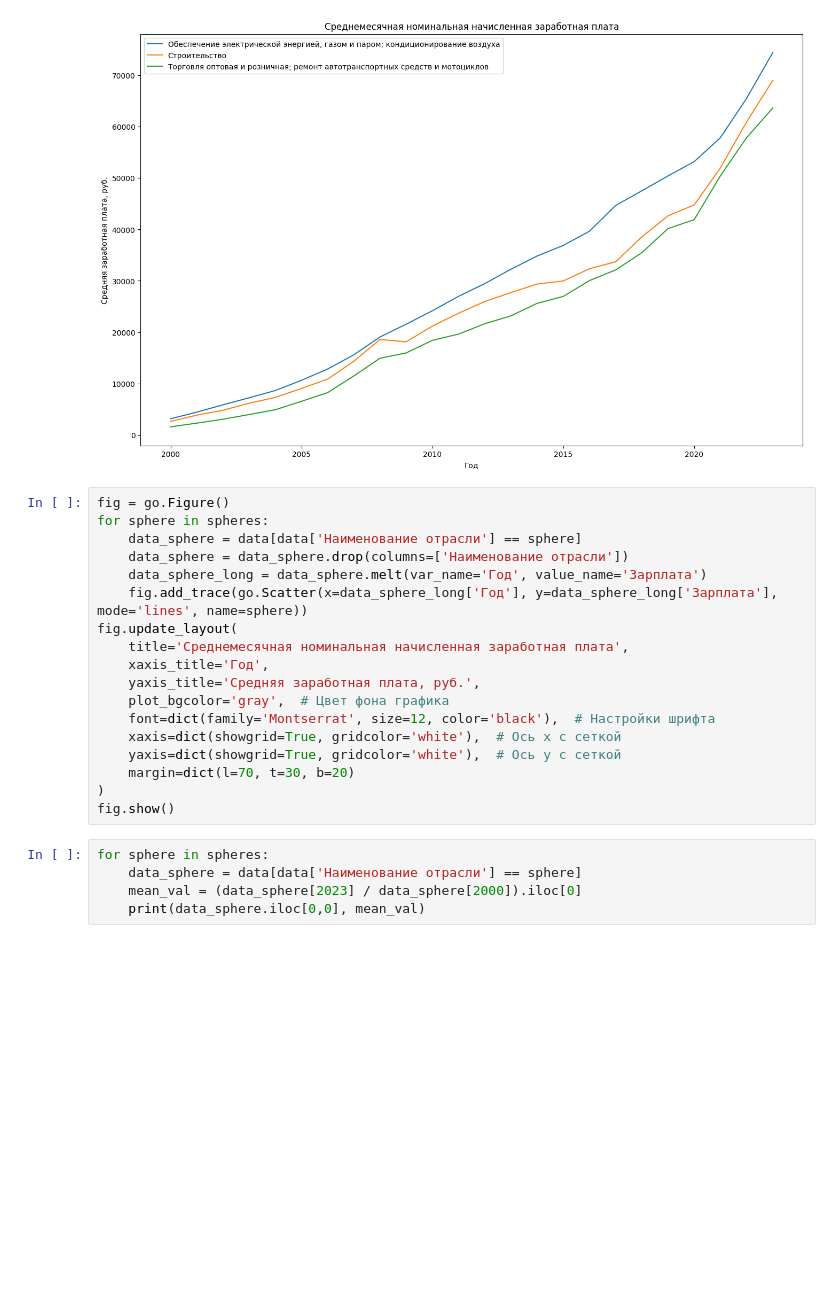
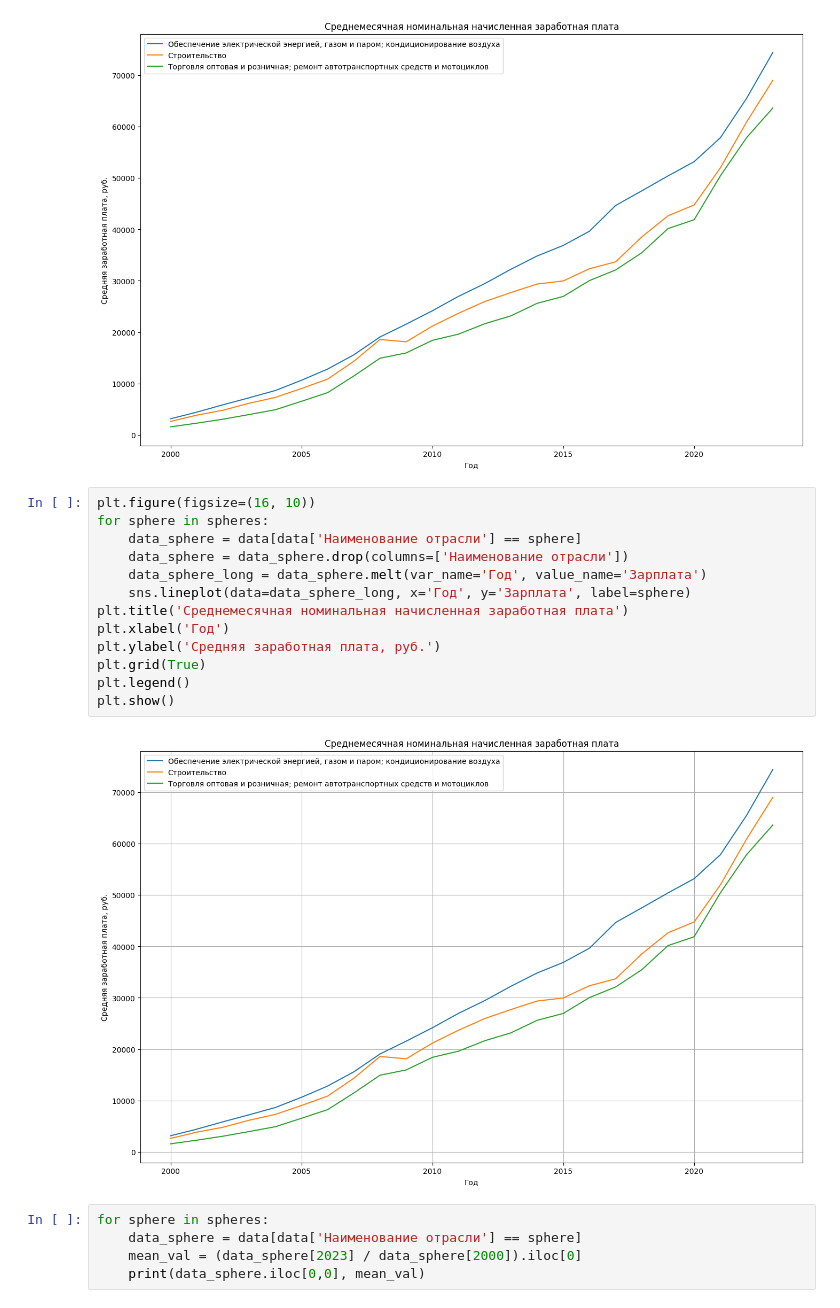
Before and after one commit to KDanilV/Start-in-DS-Final, a Jupyter notebook: salary.ipynb, the cells around one changed output. Saved outputs shown, nothing was run; the diff lists cells and outputs as text; blank space fills up the shorter version.

Commit message:
Visual

```diff
--- a/salary.ipynb
+++ b/salary.ipynb
@@ -63,23 +63,20 @@ plt.show()
 # %% [output]
 [figure]
 # %%
-fig = go.Figure()
+plt.figure(figsize=(16, 10))
 for sphere in spheres:
     data_sphere = data[data['Наименование отрасли'] == sphere]
     data_sphere = data_sphere.drop(columns=['Наименование отрасли'])
     data_sphere_long = data_sphere.melt(var_name='Год', value_name='Зарплата')
-    fig.add_trace(go.Scatter(x=data_sphere_long['Год'], y=data_sphere_long['Зарплата'], mode='lines', name=sphere))
-fig.update_layout(
-    title='Среднемесячная номинальная начисленная заработная плата',
-    xaxis_title='Год',
-    yaxis_title='Средняя заработная плата, руб.',
-    plot_bgcolor='gray',  # Цвет фона графика
-    font=dict(family='Montserrat', size=12, color='black'),  # Настройки шрифта
-    xaxis=dict(showgrid=True, gridcolor='white'),  # Ось x с сеткой
-    yaxis=dict(showgrid=True, gridcolor='white'),  # Ось y с сеткой
-    margin=dict(l=70, t=30, b=20)
-)
-fig.show()
+    sns.lineplot(data=data_sphere_long, x='Год', y='Зарплата', label=sphere)
+plt.title('Среднемесячная номинальная начисленная заработная плата')
+plt.xlabel('Год')
+plt.ylabel('Средняя заработная плата, руб.')
+plt.grid(True)
+plt.legend()
+plt.show()
+# %% [output]
+[figure, added]
 # %%
 for sphere in spheres:
     data_sphere = data[data['Наименование отрасли'] == sphere]
```
Also changed, not shown: parts of 4 cells of this notebook.
